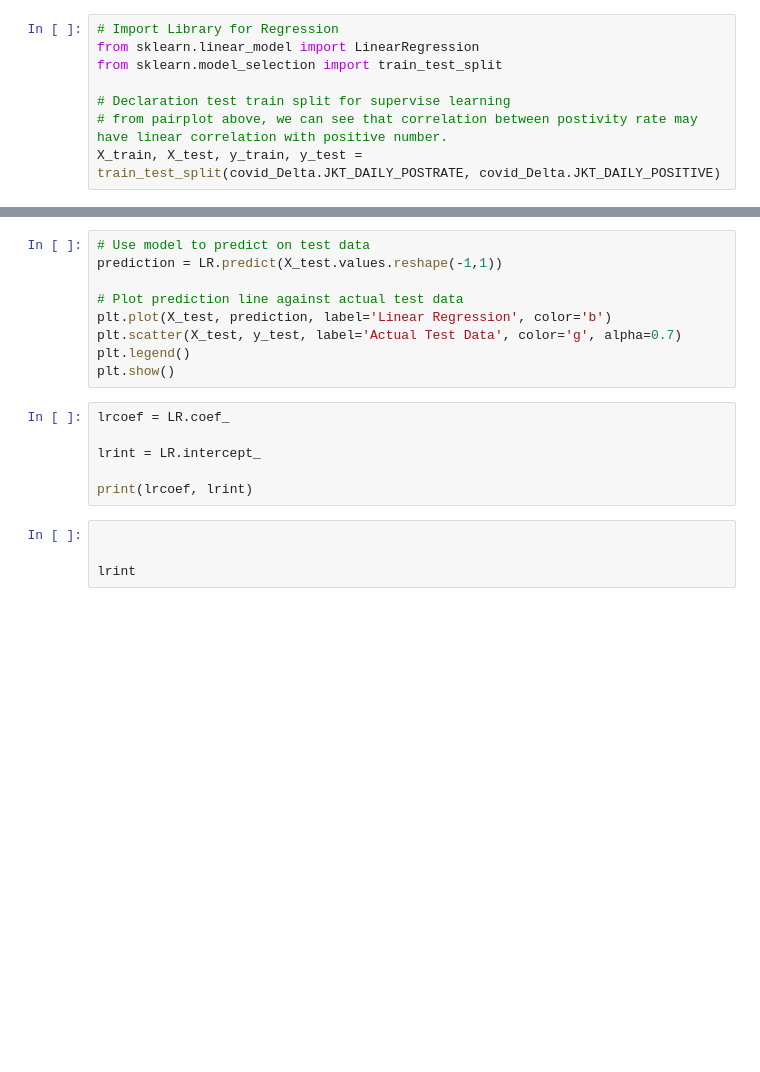
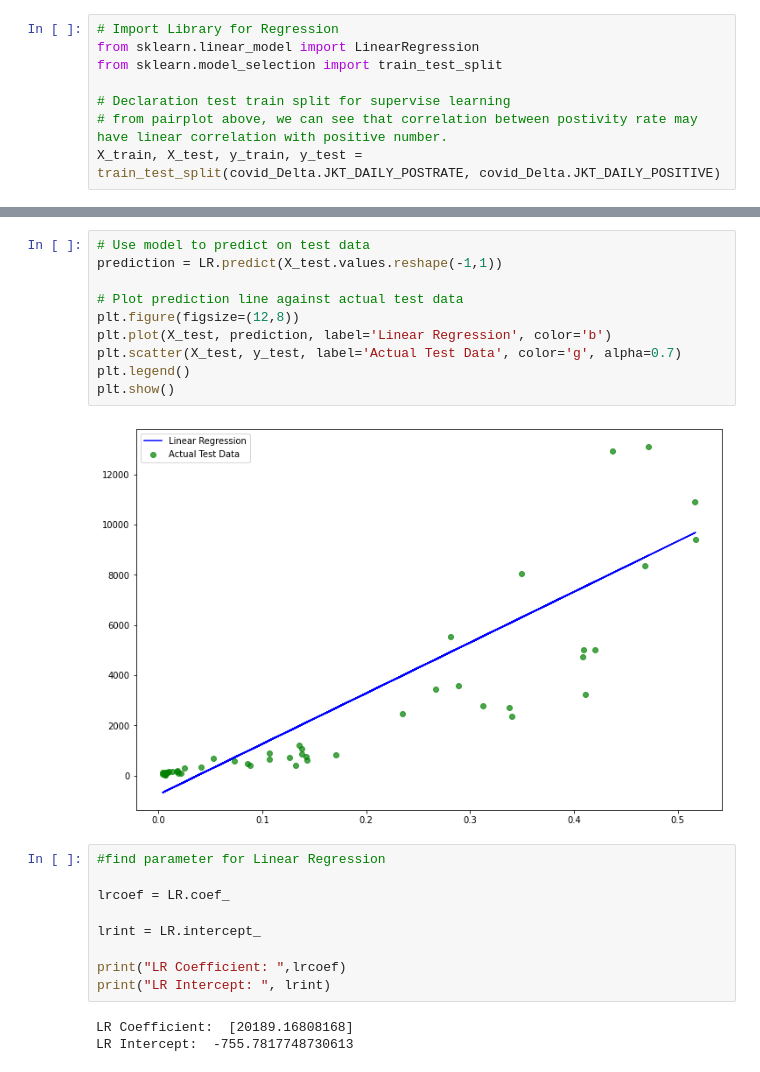
Before and after one commit to aasina/carpredict, a Jupyter notebook: covidJKTdatapredict.ipynb, the cells around one changed output, grey strips where cells are left out. Cells and saved outputs as stored; diff of their text form; blank space fills up the shorter version.

```diff
--- a/covidJKTdatapredict.ipynb
+++ b/covidJKTdatapredict.ipynb
@@ -42,22 +57,27 @@ LR.fit(X_train.values.reshape(-1,1), y_train.values)
 # %%
 # Use model to predict on test data
 prediction = LR.predict(X_test.values.reshape(-1,1))
 
 # Plot prediction line against actual test data
+plt.figure(figsize=(12,8))
 plt.plot(X_test, prediction, label='Linear Regression', color='b')
 plt.scatter(X_test, y_test, label='Actual Test Data', color='g', alpha=0.7)
 plt.legend()
 plt.show()
+# %% [output]
+[figure, added]
 # %%
+#find parameter for Linear Regression
+
 lrcoef = LR.coef_
 
 lrint = LR.intercept_
 
-print(lrcoef, lrint)
+print("LR Coefficient: ",lrcoef)
+print("LR Intercept: ", lrint)
+# %% [output]
+LR Coefficient:  [20189.16808168]
+LR Intercept:  -755.7817748730613
-# %%
-
-
-lrint
 # %%
 #daily_positive_predict = LR.intercept_ + LR.coef_*(daily_postrate)
 
```
Also changed, not shown: parts of 7 cells of this notebook.
